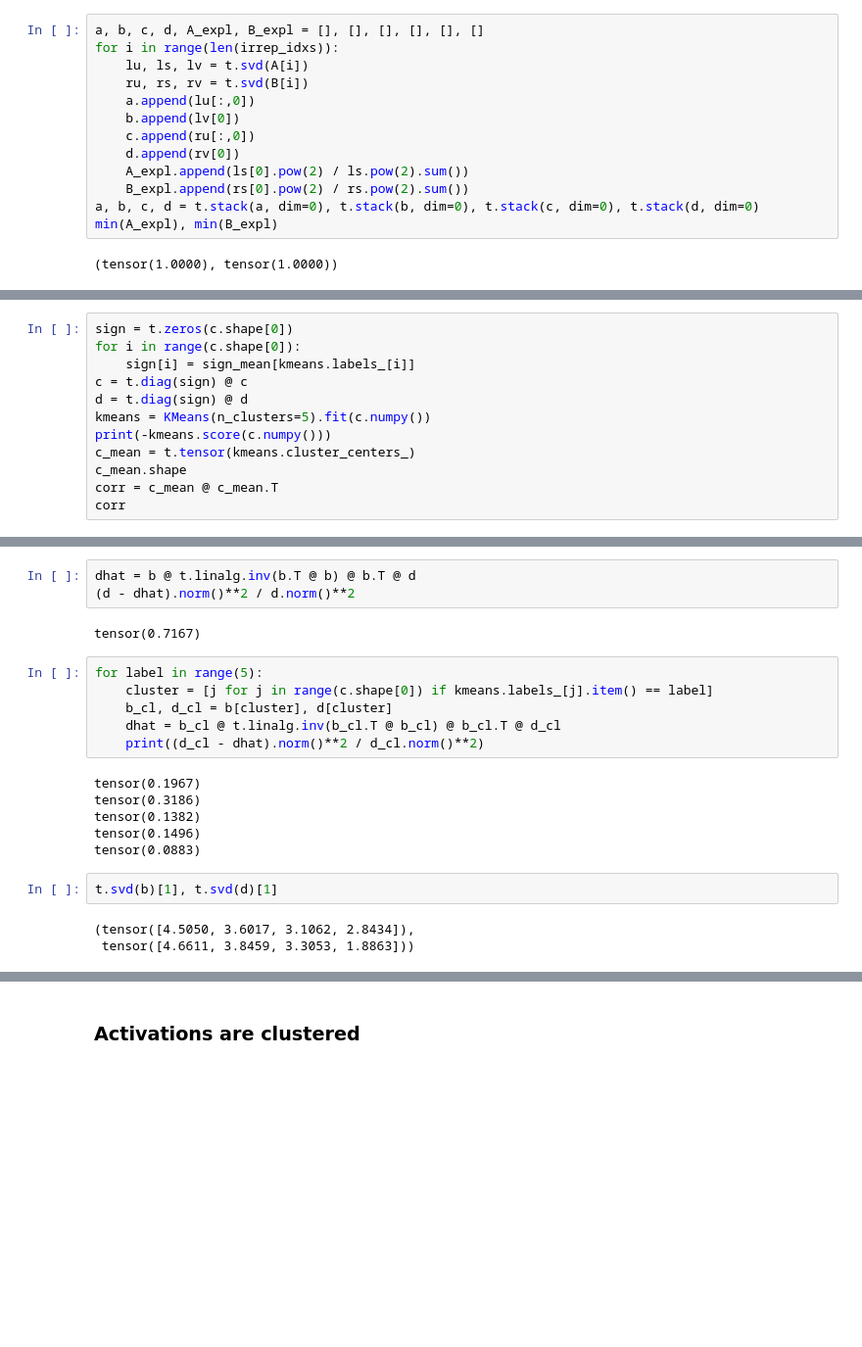
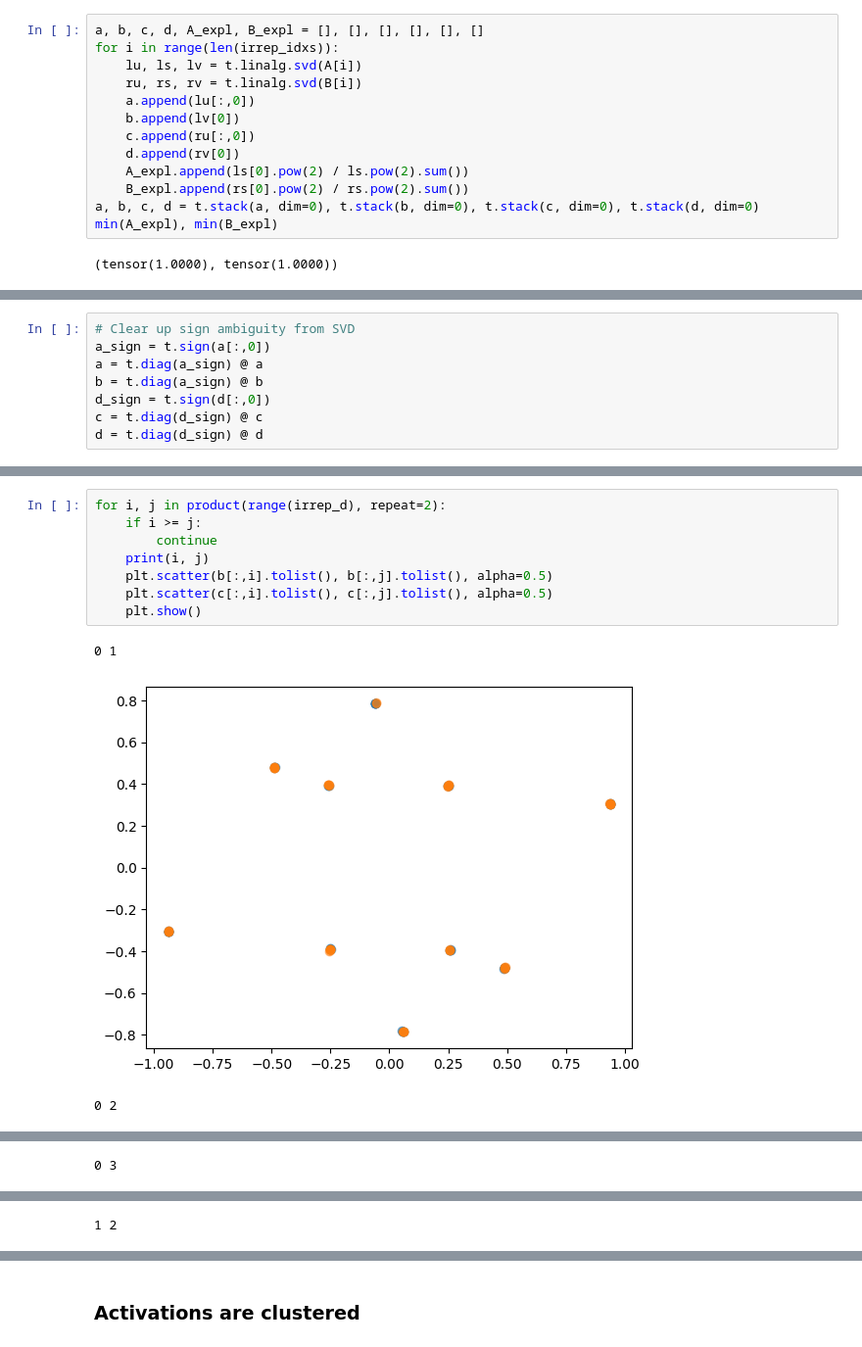
Before and after one commit to LouisYRYJ/Finite-groups, a Jupyter notebook: notebooks/irreps_all.ipynb, the cells around one changed output, grey strips where cells are left out. Shown: that part at 98% size. Drawn from its saved outputs; the diff is of its cells as text; blank space fills up the shorter version.

```diff
--- a/notebooks/irreps_SL_2_5.ipynb
+++ b/notebooks/irreps_all.ipynb
@@ -197,8 +216,8 @@ $$C_i\approx A_iB_i\approx \langle b_i, c_i\rangle a_i d_i^\top$$
 # %%
 a, b, c, d, A_expl, B_expl = [], [], [], [], [], []
 for i in range(len(irrep_idxs)):
-    lu, ls, lv = t.svd(A[i])
-    ru, rs, rv = t.svd(B[i])
+    lu, ls, lv = t.linalg.svd(A[i])
+    ru, rs, rv = t.linalg.svd(B[i])
     a.append(lu[:,0])
     b.append(lv[0])
     c.append(ru[:,0])
@@ -214 +233,9 @@ min(A_expl), min(B_expl)
+# %%
+# Clear up sign ambiguity from SVD
+a_sign = t.sign(a[:,0])
+a = t.diag(a_sign) @ a
+b = t.diag(a_sign) @ b
+d_sign = t.sign(d[:,0])
+c = t.diag(d_sign) @ c
+d = t.diag(d_sign) @ d
 # %%
@@ -254,12 +248,0 @@ tensor([[ 1.0000, -0.2494, -0.2507, -0.2499, -0.2496],
-# %%
-sign = t.zeros(c.shape[0])
-for i in range(c.shape[0]):
-    sign[i] = sign_mean[kmeans.labels_[i]]
-c = t.diag(sign) @ c
-d = t.diag(sign) @ d
-kmeans = KMeans(n_clusters=5).fit(c.numpy())
-print(-kmeans.score(c.numpy()))
-c_mean = t.tensor(kmeans.cluster_centers_)
-c_mean.shape
-corr = c_mean @ c_mean.T
-corr
@@ -291,22 +249,12 @@ plt.show()
-# %%
-dhat = b @ t.linalg.inv(b.T @ b) @ b.T @ d
-(d - dhat).norm()**2 / d.norm()**2
-# %% [output]
-tensor(0.7167)
-# %%
-for label in range(5):
-    cluster = [j for j in range(c.shape[0]) if kmeans.labels_[j].item() == label]
-    b_cl, d_cl = b[cluster], d[cluster]
-    dhat = b_cl @ t.linalg.inv(b_cl.T @ b_cl) @ b_cl.T @ d_cl
-    print((d_cl - dhat).norm()**2 / d_cl.norm()**2)
-# %% [output]
-tensor(0.1967)
-tensor(0.3186)
-tensor(0.1382)
-tensor(0.1496)
-tensor(0.0883)
-# %%
-t.svd(b)[1], t.svd(d)[1]
-# %% [output]
-(tensor([4.5050, 3.6017, 3.1062, 2.8434]),
- tensor([4.6611, 3.8459, 3.3053, 1.8863]))
+# %%
+for i, j in product(range(irrep_d), repeat=2):
+    if i >= j:
+        continue
+    print(i, j)
+    plt.scatter(b[:,i].tolist(), b[:,j].tolist(), alpha=0.5)
+    plt.scatter(c[:,i].tolist(), c[:,j].tolist(), alpha=0.5)
+    plt.show()
+# %% [output]
+0 1
+[figure, added]
+0 2
@@ -312,0 +262 @@ t.svd(b)[1], t.svd(d)[1]
+0 3
@@ -312,0 +264 @@ t.svd(b)[1], t.svd(d)[1]
+1 2
```
Also changed, not shown: parts of 21 cells of this notebook, 3 other files.
